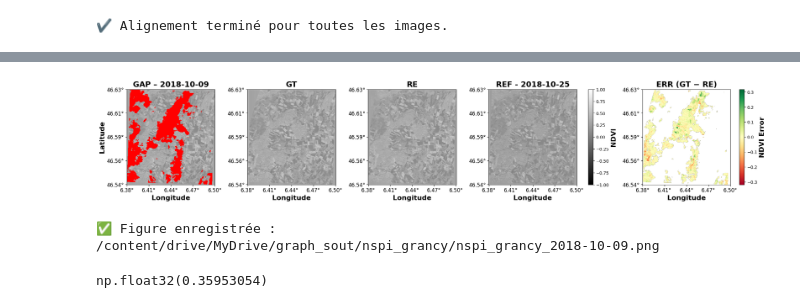
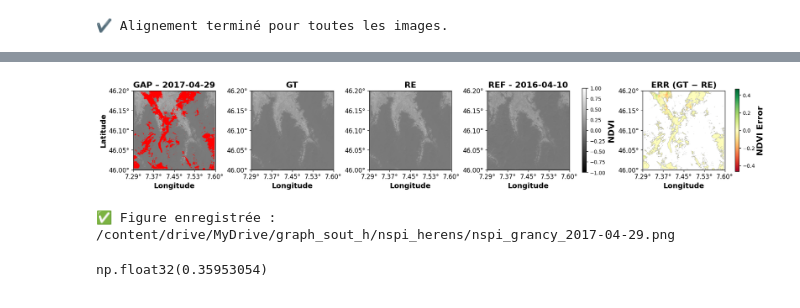
Before and after one commit to larasauser/master, a Jupyter notebook: metrics_soutenance.ipynb, the cells around one changed output, grey strips where cells are left out. Saved outputs shown, nothing was run; the diff lists cells and outputs as text; code cells hidden in the pictures.

```diff
--- a/metrics_soutenance.ipynb
+++ b/metrics_soutenance.ipynb
@@ -143,9 +143,9 @@ import os
 from glob import glob
 
 # === Dossiers ===
-hole_dir = '/content/drive/MyDrive/QS_herens/NDVI_herens_holes'
-gt_dir = '/content/drive/MyDrive/QS_herens/NDVI_herens_full'
-recon_dir = '/content/drive/MyDrive/QS_herens/QS_h_out'
+hole_dir = '/content/drive/MyDrive/Whitt/NDVI_herens_Landsat8_hole'
+gt_dir = '/content/drive/MyDrive/Whitt/NDVI_herens_full'
+recon_dir = '/content/drive/MyDrive/Whitt/egfwh_herens_outputs_optim1'
 gap_raw_dir = '/content/drive/MyDrive/ndvi_herens_landsat_original'
 
 
@@ -273,10 +273,10 @@ for i in range(len(hole_files)):
 
     plt.show()
 
-    save_dir = '/content/drive/MyDrive/graph_sout_h/qs_herens'
+    save_dir = '/content/drive/MyDrive/graph_sout_h/egfws_herens'
     os.makedirs(save_dir, exist_ok=True)
 
-    save_path = os.path.join(save_dir, f'qs_sout_h_{date}.png')
+    save_path = os.path.join(save_dir, f'egfws_sout_h_{date}.png')
     fig.savefig(save_path, dpi=300, bbox_inches='tight')
     plt.close(fig)
     print(f"✅ Figure enregistrée : {save_path}")
@@ -303,13 +303,13 @@ from pyproj import Transformer, CRS
 import os
 
 # === Chemins ===
-gap_path = "/content/drive/MyDrive/NDVI_grancy_Landsat8_10/imputed/holes_real/NDVI_2018-10-09.tif"
-gt_path = "/content/drive/MyDrive/NDVI_grancy_Landsat8_10/imputed/NDVI_2018-10-09.tif"
-filled_path = "/content/drive/MyDrive/NDVI_grancy_Landsat8_10/imputed/holes_real/filled_nspi3/NDVI_2018-10-09.tif"
-ref_path = "/content/drive/MyDrive/NDVI_grancy_Landsat8_10/imputed/NDVI_2018-10-25.tif"
-gap_raw_dir = '/content/drive/MyDrive/ndvi_grancy_landsat_original/NDVI_2018-10-09.tif'
+gap_path = "/content/drive/MyDrive/NDVI_herens_Landsat8_10/imputed/holes_real/NDVI_2017-04-29.tif"
+gt_path = "/content/drive/MyDrive/NDVI_herens_Landsat8_10/imputed/NDVI_2017-04-29.tif"
+filled_path = "/content/drive/MyDrive/NDVI_herens_Landsat8_10/imputed/holes_real/filled_nspi3/NDVI_2017-04-29.tif"
+ref_path = "/content/drive/MyDrive/NDVI_herens_Landsat8_10/imputed/NDVI_2016-04-10.tif"
+gap_raw_dir = '/content/drive/MyDrive/ndvi_herens_landsat_original/NDVI_2017-04-29.tif'
 
-output_dir = '/content/drive/MyDrive/graph_sout/nspi_grancy'
+output_dir = '/content/drive/MyDrive/graph_sout_h/nspi_herens'
 os.makedirs(output_dir, exist_ok=True)
 
 # === Fonctions utilitaires ===
@@ -387,56 +387,56 @@ date = os.path.basename(gap_path).replace("NDVI_", "").replace(".tif", "")
 date1 = os.path.basename(ref_path).replace("NDVI_", "").replace(".tif", "")
 
 # === Figure ===
-fig, axs = plt.subplots(1, 5, figsize=(22, 4), constrained_layout=True)
+fig, axs = plt.subplots(1, 5, figsize=(18, 3), constrained_layout=True)
 
 # GAP
 im0 = axs[0].imshow(gap, cmap=ndvi_cmap, vmin=-1, vmax=1)
-axs[0].set_title(f"GAP – {date}", fontsize=18, fontweight="bold")
-axs[0].set_ylabel("Latitude", fontsize=16, fontweight="bold")
-axs[0].set_xlabel("Longitude", fontsize=16, fontweight="bold")
+axs[0].set_title(f"GAP – {date}", fontsize=16, fontweight="bold")
+axs[0].set_ylabel("Latitude", fontsize=14, fontweight="bold")
+axs[0].set_xlabel("Longitude", fontsize=14, fontweight="bold")
 add_coords_wgs84(axs[0], gap_meta, show_y=True)
 
 # GT
 im1 = axs[1].imshow(gt_res, cmap=ndvi_cmap, vmin=-1, vmax=1)
-axs[1].set_title("GT", fontsize=18, fontweight="bold")
-axs[1].set_xlabel("Longitude", fontsize=16, fontweight="bold")
+axs[1].set_title("GT", fontsize=16, fontweight="bold")
+axs[1].set_xlabel("Longitude", fontsize=14, fontweight="bold")
 add_coords_wgs84(axs[1], gap_meta, show_y=True)
 
 # RE
 im2 = axs[2].imshow(filled_res, cmap=ndvi_cmap, vmin=-1, vmax=1)
-axs[2].set_title("RE", fontsize=18, fontweight="bold")
-axs[2].set_xlabel("Longitude", fontsize=16, fontweight="bold")
+axs[2].set_title("RE", fontsize=16, fontweight="bold")
+axs[2].set_xlabel("Longitude", fontsize=14, fontweight="bold")
 add_coords_wgs84(axs[2], gap_meta, show_y=True)
 
 # REF (nouveau panneau)
 im3 = axs[3].imshow(ref_res, cmap=ndvi_cmap, vmin=-1, vmax=1)
-axs[3].set_title(f"REF - {date1}", fontsize=18, fontweight="bold")
-axs[3].set_xlabel("Longitude", fontsize=16, fontweight="bold")
+axs[3].set_title(f"REF - {date1}", fontsize=16, fontweight="bold")
+axs[3].set_xlabel("Longitude", fontsize=14, fontweight="bold")
 add_coords_wgs84(axs[3], gap_meta, show_y=True)
 
 # ERREUR
 im4 = axs[4].imshow(err, cmap="RdYlGn", norm=norm)
-axs[4].set_title("ERR (GT − RE)", fontsize=18, fontweight="bold")
-axs[4].set_xlabel("Longitude", fontsize=16, fontweight="bold")
+axs[4].set_title("ERR (GT − RE)", fontsize=16, fontweight="bold")
+axs[4].set_xlabel("Longitude", fontsize=14, fontweight="bold")
 add_coords_wgs84(axs[4], gap_meta, show_y=True)
 
 # === Colorbars ===
 cbar_ndvi = fig.colorbar(im2, ax=axs[:4], fraction=0.025, pad=0.01)
 cbar_ndvi.set_label("NDVI", fontsize=16, fontweight="bold")
 
 cbar_err = fig.colorbar(im4, ax=axs[4], fraction=0.05, pad=0.02)
 cbar_err.set_label("NDVI Error", fontsize=16, fontweight="bold")
 
 # === Sauvegarde ===
 save_path = os.path.join(output_dir, f"nspi_grancy_{date}.png")
 fig.savefig(save_path, dpi=300, bbox_inches="tight")
 plt.show()
 plt.close(fig)
 
 print(f"✅ Figure enregistrée : {save_path}")
 # %% [output]
-[figure, old version]
+[figure, new version]
-✅ Figure enregistrée : /content/drive/MyDrive/graph_sout/nspi_grancy/nspi_grancy_2018-10-09.png
+✅ Figure enregistrée : /content/drive/MyDrive/graph_sout_h/nspi_herens/nspi_grancy_2017-04-29.png
 # %%
 max_val = np.max((err[valid]))
 max_val
```
Also changed, not shown: parts of 2 cells of this notebook.
